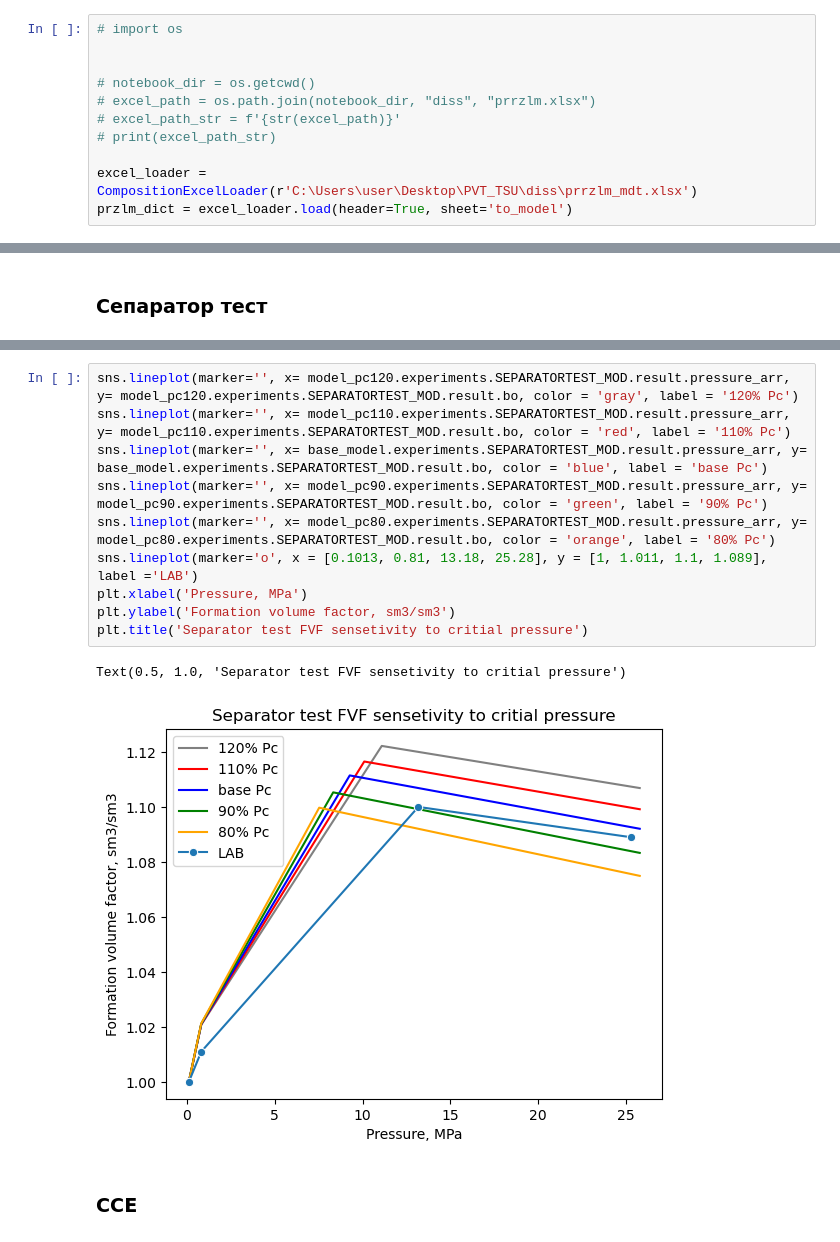
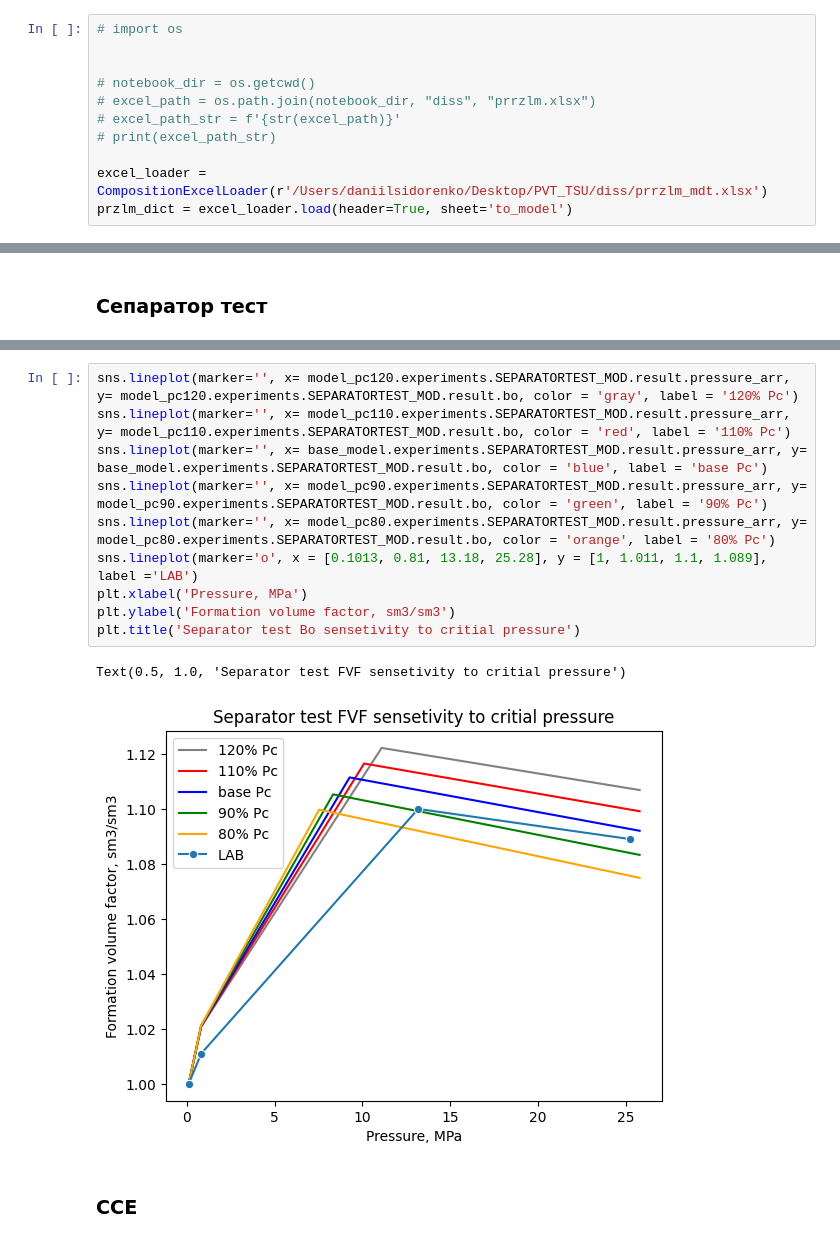
Before and after one commit to SidorenkoDD/BlackBoxFluid, a Jupyter notebook: code/notebook diss.ipynb, the cells around one changed output, grey strips where cells are left out. Cells and saved outputs as stored; diff of their text form.

```diff
--- a/code/notebook diss.ipynb
+++ b/code/notebook diss.ipynb
@@ -1759,7 +1759,7 @@ conds = Conditions(5,65.6)
 # excel_path_str = f'{str(excel_path)}'
 # print(excel_path_str)
 
-excel_loader = CompositionExcelLoader(r'C:\Users\user\Desktop\PVT_TSU\diss\prrzlm_mdt.xlsx')
+excel_loader = CompositionExcelLoader(r'/Users/daniilsidorenko/Desktop/PVT_TSU/diss/prrzlm_mdt.xlsx')
 przlm_dict = excel_loader.load(header=True, sheet='to_model')
 # %%
 base_composition = Composition(przlm_dict)
@@ -2508,16 +2513,16 @@ Text(0.5, 1.0, 'Separator test liquid density sensetivity to critial pressure')
 # %%
 sns.lineplot(marker='', x= model_pc120.experiments.SEPARATORTEST_MOD.result.pressure_arr, y= model_pc120.experiments.SEPARATORTEST_MOD.result.bo, color = 'gray', label = '120% Pc')
 sns.lineplot(marker='', x= model_pc110.experiments.SEPARATORTEST_MOD.result.pressure_arr, y= model_pc110.experiments.SEPARATORTEST_MOD.result.bo, color = 'red', label = '110% Pc')
 sns.lineplot(marker='', x= base_model.experiments.SEPARATORTEST_MOD.result.pressure_arr, y= base_model.experiments.SEPARATORTEST_MOD.result.bo, color = 'blue', label = 'base Pc')
 sns.lineplot(marker='', x= model_pc90.experiments.SEPARATORTEST_MOD.result.pressure_arr, y= model_pc90.experiments.SEPARATORTEST_MOD.result.bo, color = 'green', label = '90% Pc')
 sns.lineplot(marker='', x= model_pc80.experiments.SEPARATORTEST_MOD.result.pressure_arr, y= model_pc80.experiments.SEPARATORTEST_MOD.result.bo, color = 'orange', label = '80% Pc')
 sns.lineplot(marker='o', x = [0.1013, 0.81, 13.18, 25.28], y = [1, 1.011, 1.1, 1.089], label ='LAB')
 plt.xlabel('Pressure, MPa')
 plt.ylabel('Formation volume factor, sm3/sm3')
-plt.title('Separator test FVF sensetivity to critial pressure')
+plt.title('Separator test Bo sensetivity to critial pressure')
 # %% [output]
 Text(0.5, 1.0, 'Separator test FVF sensetivity to critial pressure')
-[figure, old version]
+[figure, new version]
 # %% [markdown]
 ### CCE
 # %%
```
Also changed, not shown: parts of 89 cells of this notebook.
